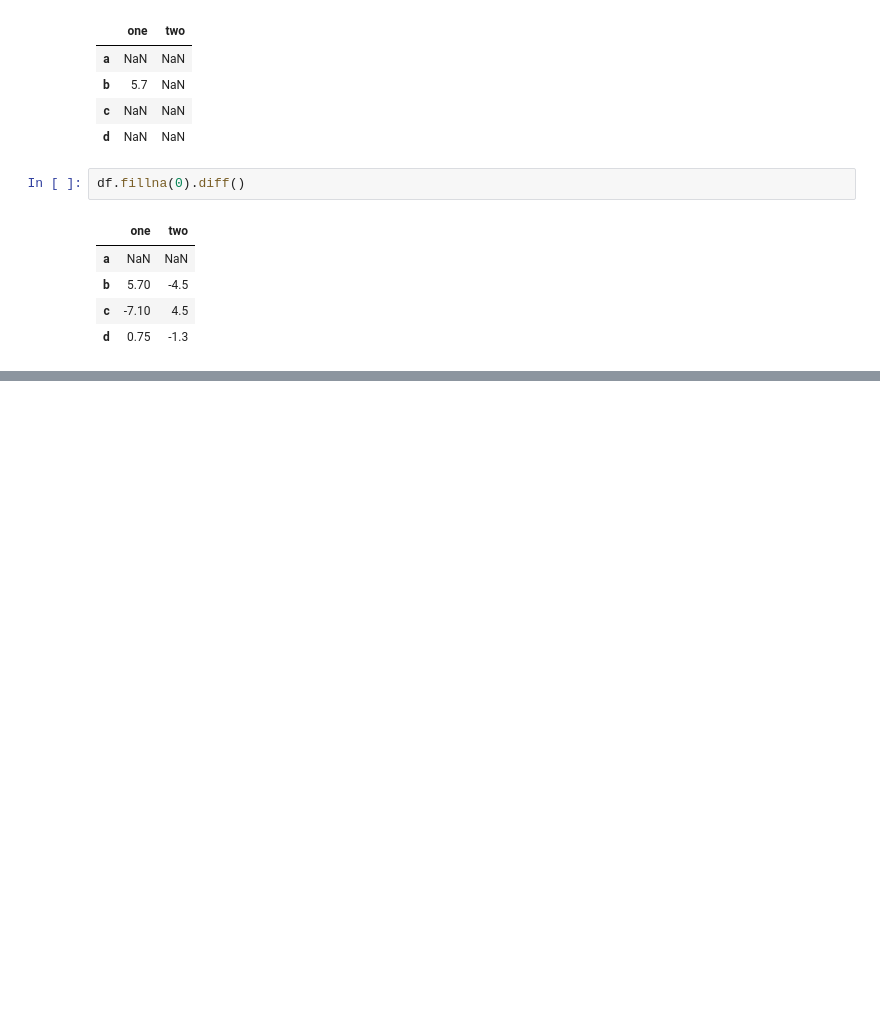
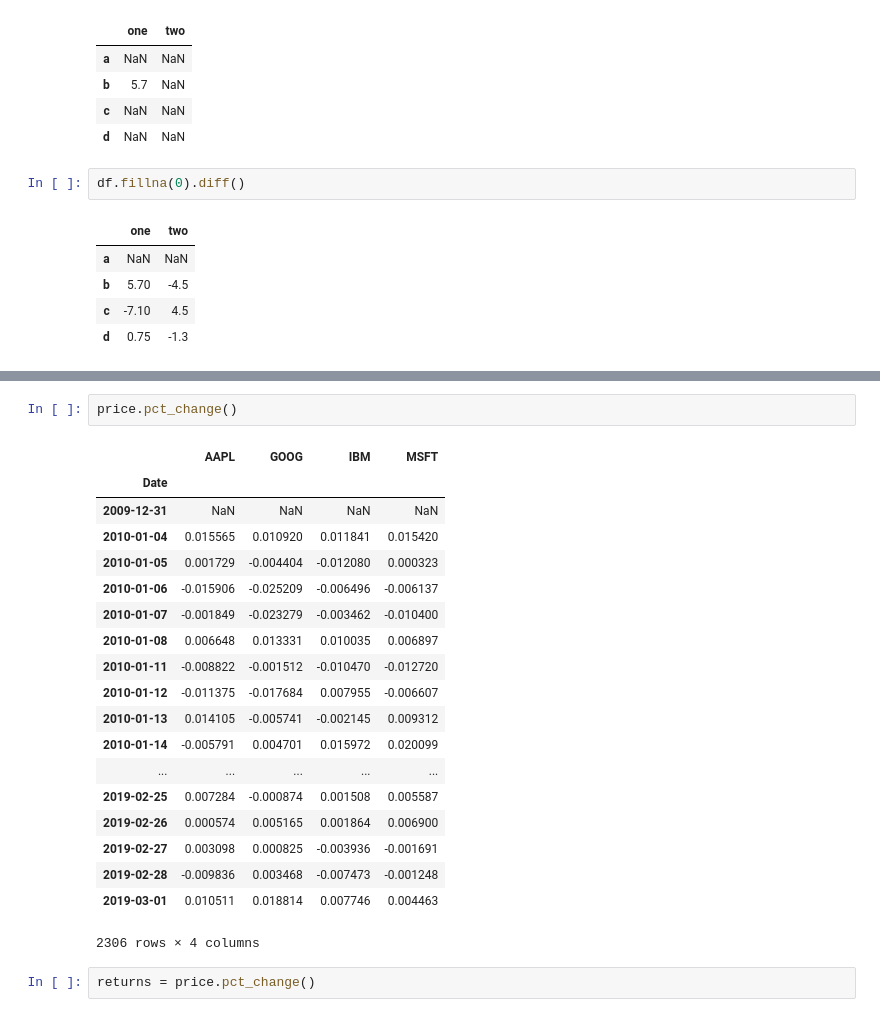
Before and after one commit to goomhow/learn-dm, a Jupyter notebook: capture-5-2.ipynb, the cells around one changed output, grey strips where cells are left out. Saved outputs shown, nothing was run; the diff lists cells and outputs as text; blank space fills up the shorter version.

```diff
--- a/capture-5-2.ipynb
+++ b/capture-5-2.ipynb
@@ -901,0 +921,24 @@ ModuleNotFoundError: No module named 'pandas_datareader'
+# %%
+price.pct_change()
+# %% [output]
+|  | AAPL | GOOG | IBM | MSFT |
+| Date |  |  |  |  |
+| 2009-12-31 | NaN | NaN | NaN | NaN |
+| 2010-01-04 | 0.015565 | 0.010920 | 0.011841 | 0.015420 |
+| 2010-01-05 | 0.001729 | -0.004404 | -0.012080 | 0.000323 |
+| 2010-01-06 | -0.015906 | -0.025209 | -0.006496 | -0.006137 |
+| 2010-01-07 | -0.001849 | -0.023279 | -0.003462 | -0.010400 |
+| 2010-01-08 | 0.006648 | 0.013331 | 0.010035 | 0.006897 |
+| 2010-01-11 | -0.008822 | -0.001512 | -0.010470 | -0.012720 |
+| 2010-01-12 | -0.011375 | -0.017684 | 0.007955 | -0.006607 |
+| 2010-01-13 | 0.014105 | -0.005741 | -0.002145 | 0.009312 |
+| 2010-01-14 | -0.005791 | 0.004701 | 0.015972 | 0.020099 |
+| ... | ... | ... | ... | ... |
+| 2019-02-25 | 0.007284 | -0.000874 | 0.001508 | 0.005587 |
+| 2019-02-26 | 0.000574 | 0.005165 | 0.001864 | 0.006900 |
+| 2019-02-27 | 0.003098 | 0.000825 | -0.003936 | -0.001691 |
+| 2019-02-28 | -0.009836 | 0.003468 | -0.007473 | -0.001248 |
+| 2019-03-01 | 0.010511 | 0.018814 | 0.007746 | 0.004463 |
+2306 rows × 4 columns
+# %%
+returns = price.pct_change()
```
Also changed, not shown: parts of 26 cells of this notebook.
